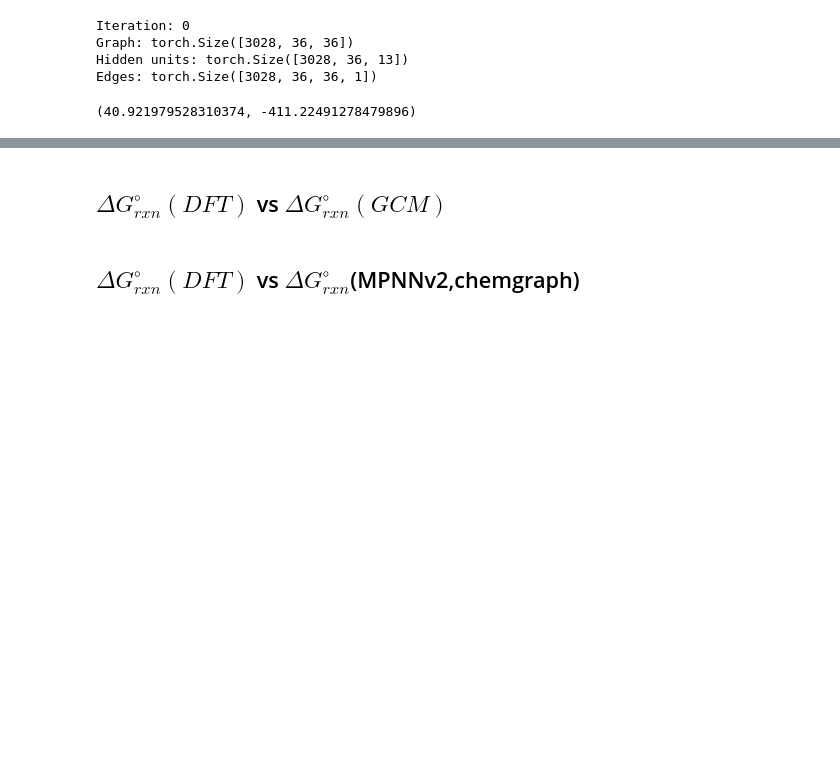
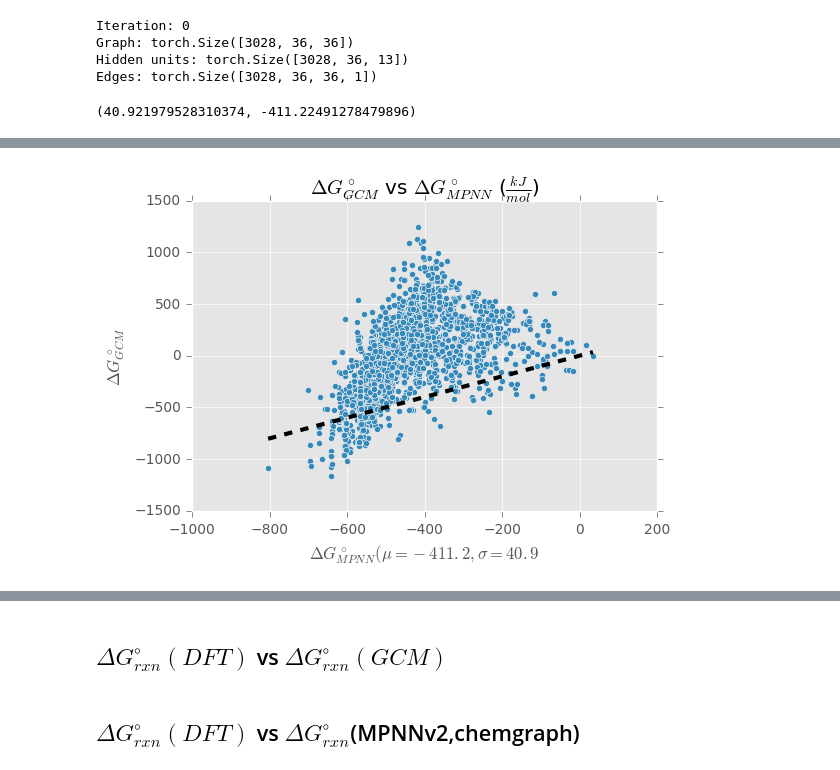
Before and after one commit to PNNL-CompBio/graph-neural-networks, a Jupyter notebook: ChemGraphNN-Predict.ipynb, the cells around one changed output, grey strips where cells are left out. Cells and saved outputs as stored; diff of their text form; code cells hidden in the pictures; blank space fills up the shorter version.

```diff
--- a/ChemGraphNN-Predict.ipynb
+++ b/ChemGraphNN-Predict.ipynb
@@ -493,0 +460,3 @@ normalized_dG_MPNN_metacyc
+# %%
+dG_MPNN_metacyc = pd.read_table('Dataset/MetaCyc_dG_MPNN_vs_GCM_cpds.csv',index_col=0)
+dG_MPNN_metacyc
@@ -493,0 +482,22 @@ normalized_dG_MPNN_metacyc
+# %%
+%matplotlib inline
+#alt.Chart(normalized_dG_MPNN_metacyc).mark_point().encode(
+#    x='$\Delta G^\circ_{MPNN}(\mu=-411.2,\sigma=40.9$',
+#    y='$\Delta G^\circ_{GCM}$')
+import matplotlib.pyplot as plt
+plt.style.use('ggplot')
+dG_MPNN_metacyc.plot(x='$\Delta G^\circ_{MPNN}(\mu=-411.2,\sigma=40.9$',
+            y='$\Delta G^\circ_{GCM}$',
+            kind='scatter',
+            title=r'$\Delta G^\circ_{GCM}$ vs $\Delta G^\circ_{MPNN}$ ($\frac{kJ}{mol}$)',
+           )#xlim=[-0.1,0.1])
+
+identity_line = np.linspace(max(dG_MPNN_metacyc['$\Delta G^\circ_{GCM}$'].min(),
+                                dG_MPNN_metacyc['$\Delta G^\circ_{MPNN}(\mu=-411.2,\sigma=40.9$'].min()),
+                            min(dG_MPNN_metacyc['$\Delta G^\circ_{GCM}$'].max(),
+                                dG_MPNN_metacyc['$\Delta G^\circ_{MPNN}(\mu=-411.2,\sigma=40.9$'].max()))
+plt.plot(identity_line, identity_line, color="black", linestyle="dashed", linewidth=3.0)
+
+plt.savefig('Dataset/GCM_vs_MPNN_cpds.png')
+# %% [output]
+[figure, added]
```
Also changed, not shown: parts of 12 cells of this notebook, 2 other files.
